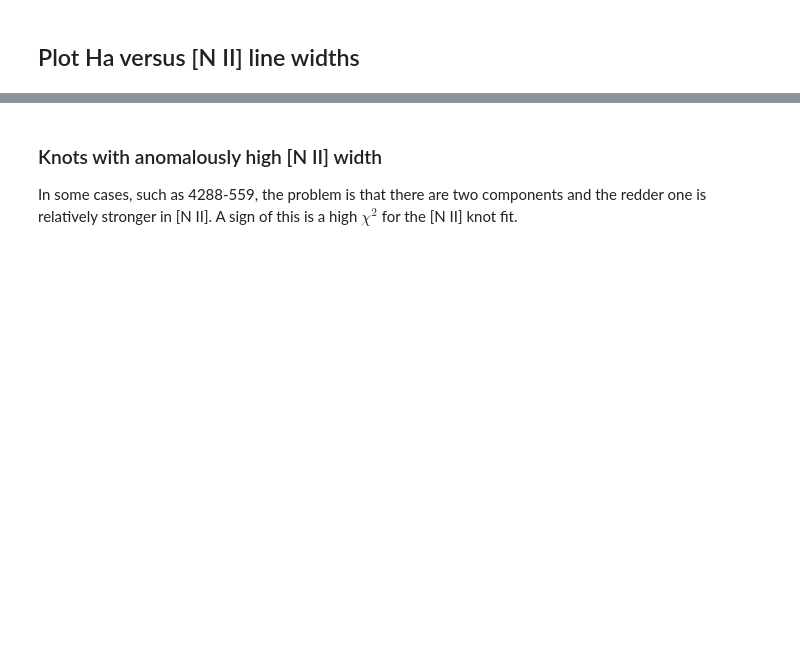
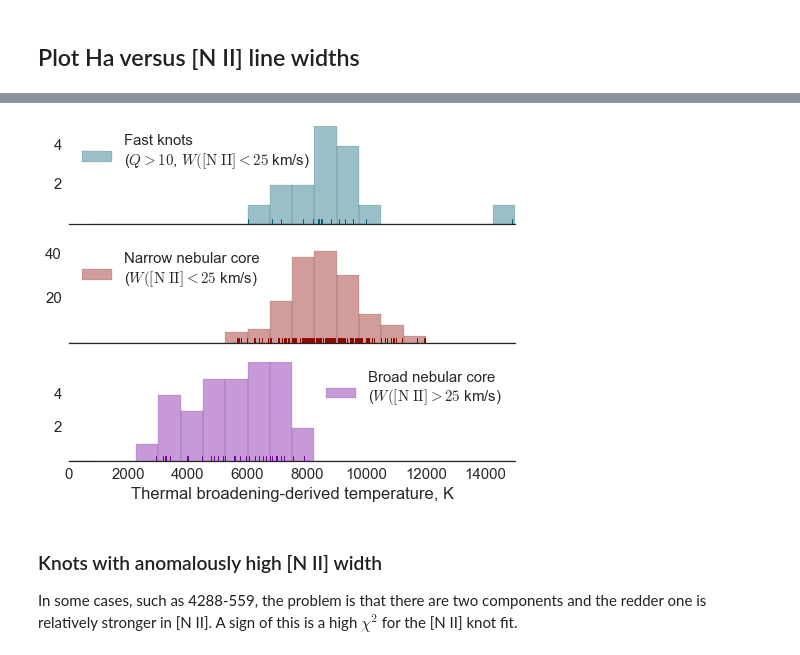
Before and after one commit to will-henney/orion-west, a Jupyter notebook: test-knot-fit.ipynb, the cells around one changed output, grey strips where cells are left out. Drawn from its saved outputs; the diff is of its cells as text; code cells hidden in the pictures; blank space fills up the shorter version.

```diff
--- a/test-knot-fit.ipynb
+++ b/test-knot-fit.ipynb
@@ -913,3 +943,84 @@ fig.set_size_inches(18, 9)
+# %%
+def func(T4, Wha, Wnii):
+    return predicted_Ha_width(T4, Wnii) - Wha
+
+
+def bracket_root(f, a=0.5, b=1.5, args=[], grow=1.5, nmax=5):
+    """Check if function `f` has a root bracketed in the range
+    [`a`, `b`] and, if it does not, then widen the interval
+    by multiplying `b` and dividing `a` by the
+    factor `grow` and trying again.  Repeat at most `nmax` times.
+    Return the final interval [`a`, `b`]
+
+    """
+    for iteration in range(nmax):
+        if f(a, *args)*f(b, *args) <= 0.0:
+            return a, b
+        else:
+            a /= grow
+            b *= grow
+    return None, None
+
+
+@np.vectorize
+def findT4(Wha, Wnii):
+    a, b = bracket_root(func, 0.5, 1.2, [Wha, Wnii])
+    if a is not None:
+        T4 = brentq(func, a, b, args=(Wha, Wnii))
+    else:
+        T4 = np.nan
+    return T4
+
+
+def T_sample(group=fast, Qmin=10.0):
+    dd = d[group & (d.Q.nii >= Qmin) & (d.W.ha > d.W.nii)]
+    T4 = findT4(dd.W.ha, dd.W.nii)
+    return 1e4*T4[np.isfinite(T4)]
+
+
+def Tc_sample(mask=True):
+    dd = d[mask & (d.Wc.ha > d.Wc.nii)]
+    T4 = findT4(dd.Wc.ha, dd.Wc.nii)
+    return 1e4*T4[np.isfinite(T4)]
+
+
+sns.set(style='white', context='notebook', font_scale=1.5)
+fig, axes = plt.subplots(3, 1, figsize=(8, 6), sharex=True)
+sns.despine(fig, left=True)
+
+sns.distplot(T_sample(fast & (d.W.nii <=25), 30),
+             hist_kws={'range': [0, 1.5e4]},
+             ax=axes[0], color='c',
+             label='Fast knots\n' + r'($Q > 10$, $W(\mathrm{[N\ II]} < 25$ km/s)',
+             kde=False, rug=True, bins=20)
+
+m = (d.Wc.nii > 25.0) #& (d.Vc.nii < 17.0)
+sns.distplot(Tc_sample(~m),
+             hist_kws={'range': [0, 1.5e4]},
+             label='Narrow nebular core\n' + r'($W(\mathrm{[N\ II]} < 25$ km/s)',
+             ax=axes[1], color='r',
+             kde=False, rug=True, bins=20)
+
+sns.distplot(Tc_sample(m),
+             hist_kws={'range': [0, 1.5e4]},
+             label='Broad nebular core\n' + r'($W(\mathrm{[N\ II]} > 25$ km/s)',
+             ax=axes[2], color='m',
+             kde=False, rug=True, bins=20)
+
+
+for ax in axes:
+    ax.legend(loc='best')
+    ax.yaxis.set_major_formatter(FormatStrFormatter('%d'))
+    ax.yaxis.set_major_locator(MaxNLocator(4, integer=True, prune='both'))
+    ax.set(
+        xlim=[0, 15000],
+    )
+axes[-1].set(
+    xlabel='Thermal broadening-derived temperature, K'
+)
+fig.savefig('knot-and-core-derived-temperatures.pdf')
+# %% [output]
+[figure, added]
 # %% [markdown]
 ### Knots with anomalously high [N II] width
 
```
Also changed, not shown: parts of 12 cells of this notebook, 2 other files.
